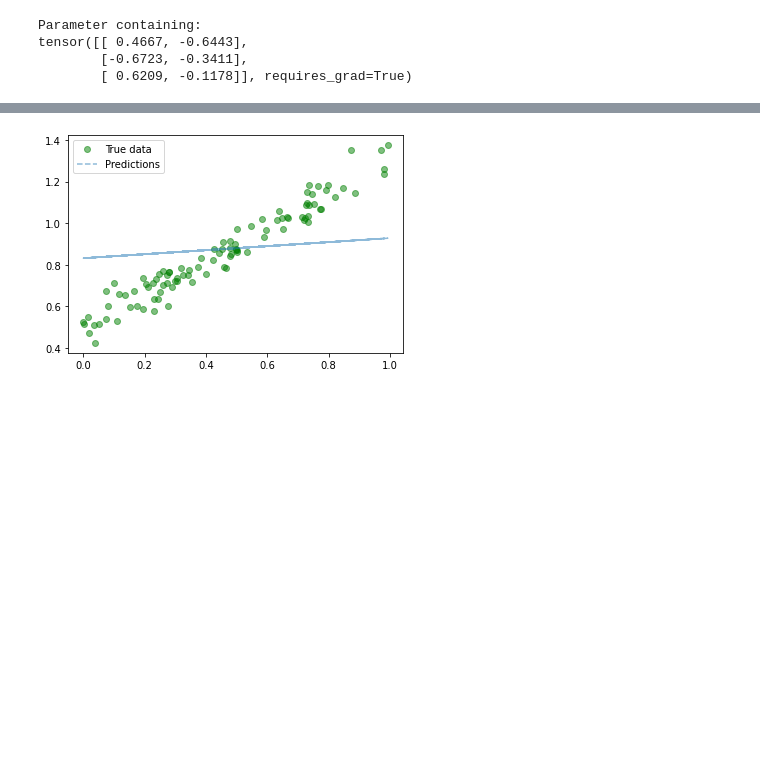
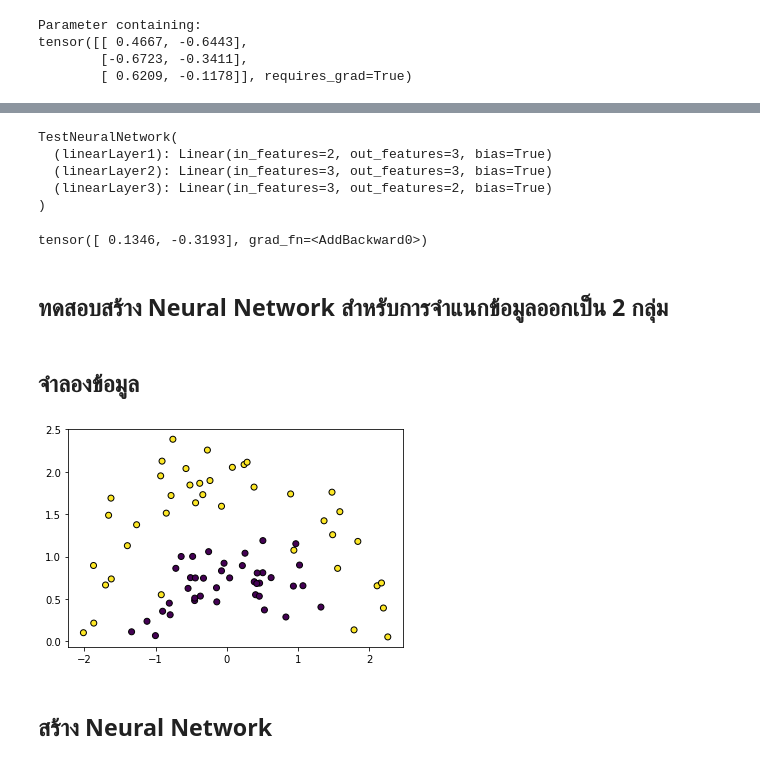
Before and after one commit to CakeNuthep/Pytorch_Learning, a Jupyter notebook: PytorchBegin.ipynb, the cells around one changed output, grey strips where cells are left out. Drawn from its saved outputs; the diff is of its cells as text; code cells hidden in the pictures; blank space fills up the shorter version.

```diff
--- a/PytorchBegin.ipynb
+++ b/PytorchBegin.ipynb
@@ -354,11 +269,55 @@ epoch 499, loss 0.03772738203406334
-# %%
-with torch.no_grad(): # we don't need gradients in the testing phase
-        predicted = model(x_train.to(device)).cpu()
-
-plt.clf()
-plt.plot(x_train, y_train, 'go', label='True data', alpha=0.5)
-plt.plot(x_train, predicted, '--', label='Predictions', alpha=0.5)
-plt.legend(loc='best')
-plt.show()
-# %% [output]
-[figure, removed]
+# %%
+import torch
+import torch.nn.functional as F
+
+class TestNeuralNetwork(torch.nn.Module):
+    def __init__(self):
+        super(TestNeuralNetwork,self).__init__()
+        self.linearLayer1 = torch.nn.Linear(2,3)
+        self.linearLayer2 = torch.nn.Linear(3,3)
+        self.linearLayer3 = torch.nn.Linear(3,2)
+
+    def forward(self,x):
+        h1 = self.linearLayer1(x)
+        a1 = F.relu(h1)
+        h2 = self.linearLayer2(a1)
+        a2 = F.relu(h2)
+        h3 = self.linearLayer3(a2)
+        return h3
+
+nn = TestNeuralNetwork()
+print(nn)
+# %% [output]
+TestNeuralNetwork(
+  (linearLayer1): Linear(in_features=2, out_features=3, bias=True)
+  (linearLayer2): Linear(in_features=3, out_features=3, bias=True)
+  (linearLayer3): Linear(in_features=3, out_features=2, bias=True)
+)
+# %%
+nn = TestNeuralNetwork()
+
+input = torch.Tensor([1,1])
+output = nn(input) #จะทำการเรียก Method ที่ชื่อว่า Forward
+print(output)
+# %% [output]
+tensor([ 0.1346, -0.3193], grad_fn=<AddBackward0>)
+# %% [markdown]
+## ทดสอบสร้าง Neural Network สำหรับการจำแนกข้อมูลออกเป็น 2 กลุ่ม
+# %% [markdown]
+## จำลองข้อมูล
+# %%
+import numpy as np
+import matplotlib.pyplot as plt
+
+z = np.arange(2).repeat(40) #กำหนดให้มี 2 สีจำนวนสีละ 40 จุด
+r = np.random.normal(z+1,0.25) #กำหนดรัศมีให้ห่างกันในแต่ละสี
+t = np.random.uniform(0,np.pi,80) #สุ่มค่าตั้งแต่ 0 ถึงค่า pi
+x = r*np.cos(t)
+y = r*np.sin(t)
+X = np.array([x,y]).T
+plt.scatter(x,y,c=z,edgecolor='k')
+plt.show()
+# %% [output]
+[figure, added]
+# %% [markdown]
+## สร้าง Neural Network
```
Also changed, not shown: parts of 8 cells of this notebook.
